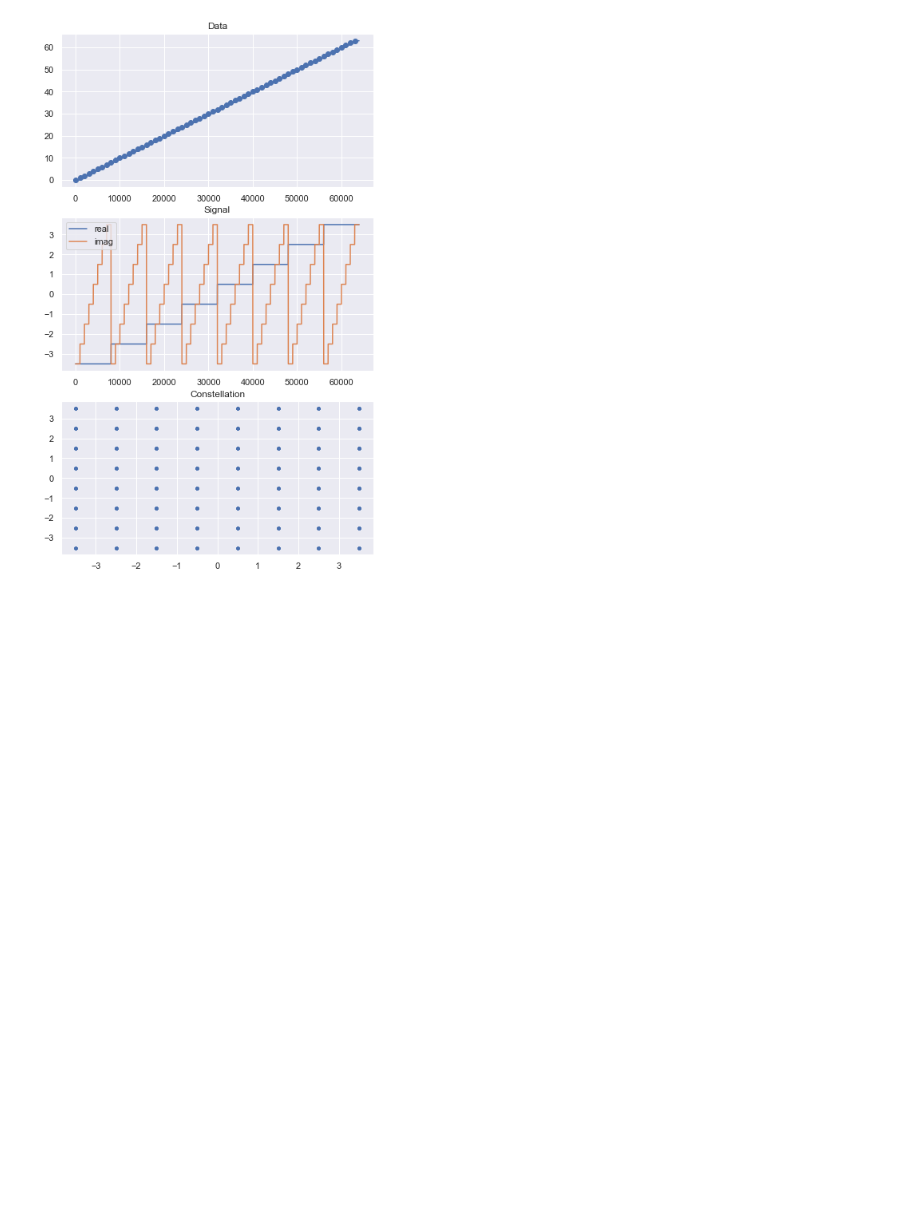
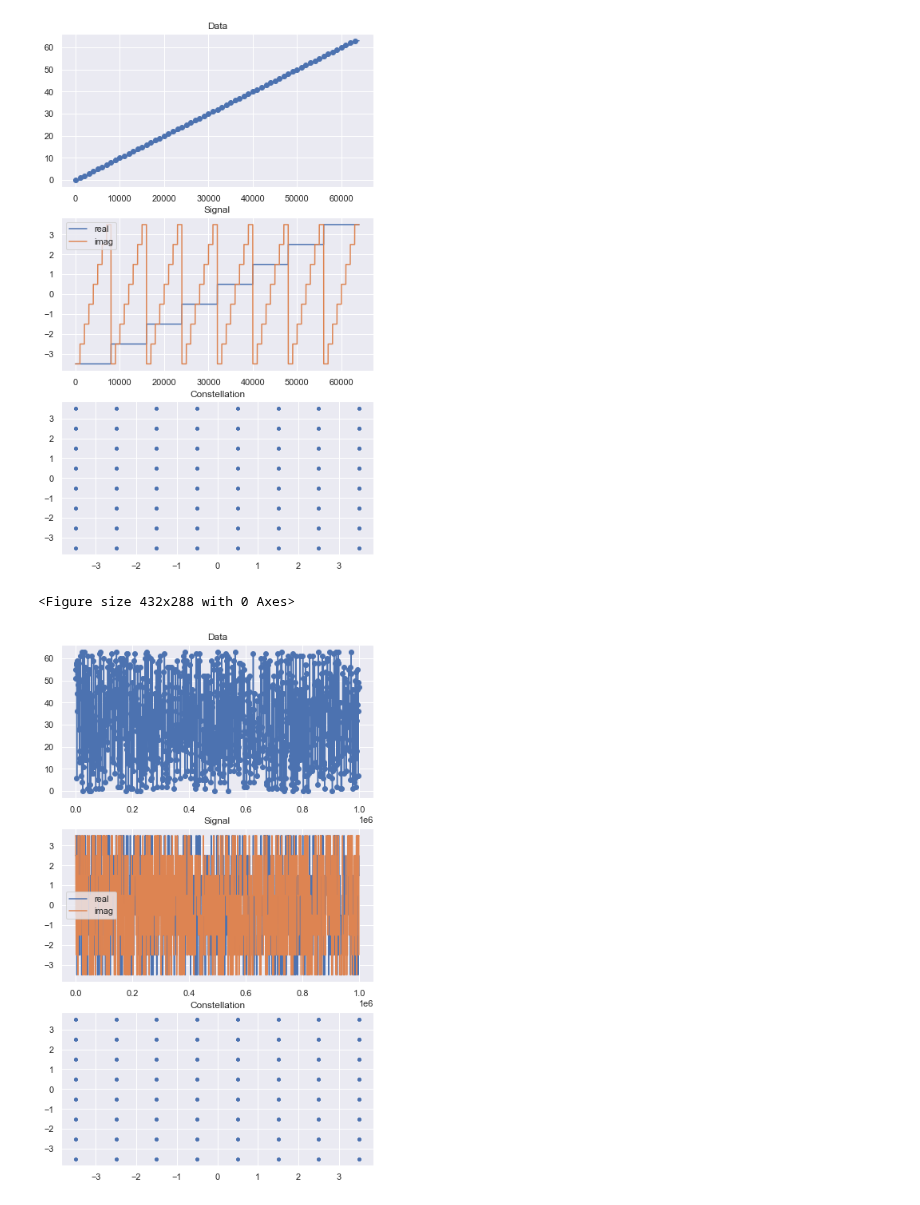
Before and after one commit to zanderman/gan-wireless-5g, a Jupyter notebook: gan.ipynb, the cells around one changed output. Cells and saved outputs as stored; diff of their text form; code cells hidden in the pictures; blank space fills up the shorter version.

```diff
--- a/gan.ipynb
+++ b/gan.ipynb
@@ -135,3 +135,15 @@ fig = plot(
 # %% [output]
 <Figure size 432x288 with 0 Axes>
 [figure]
+# %%
+data, params = load_data(roots['dataset']/"64-qam-long")
+fig = plot(
+    n=data['n'],
+    s=data['s'],
+    x=data['x'],
+    fs=params['fs'],
+    baud=params['baud'],
+)
+# %% [output]
+<Figure size 432x288 with 0 Axes>
+[figure, added]
```
Also changed, not shown: 1 other file.
